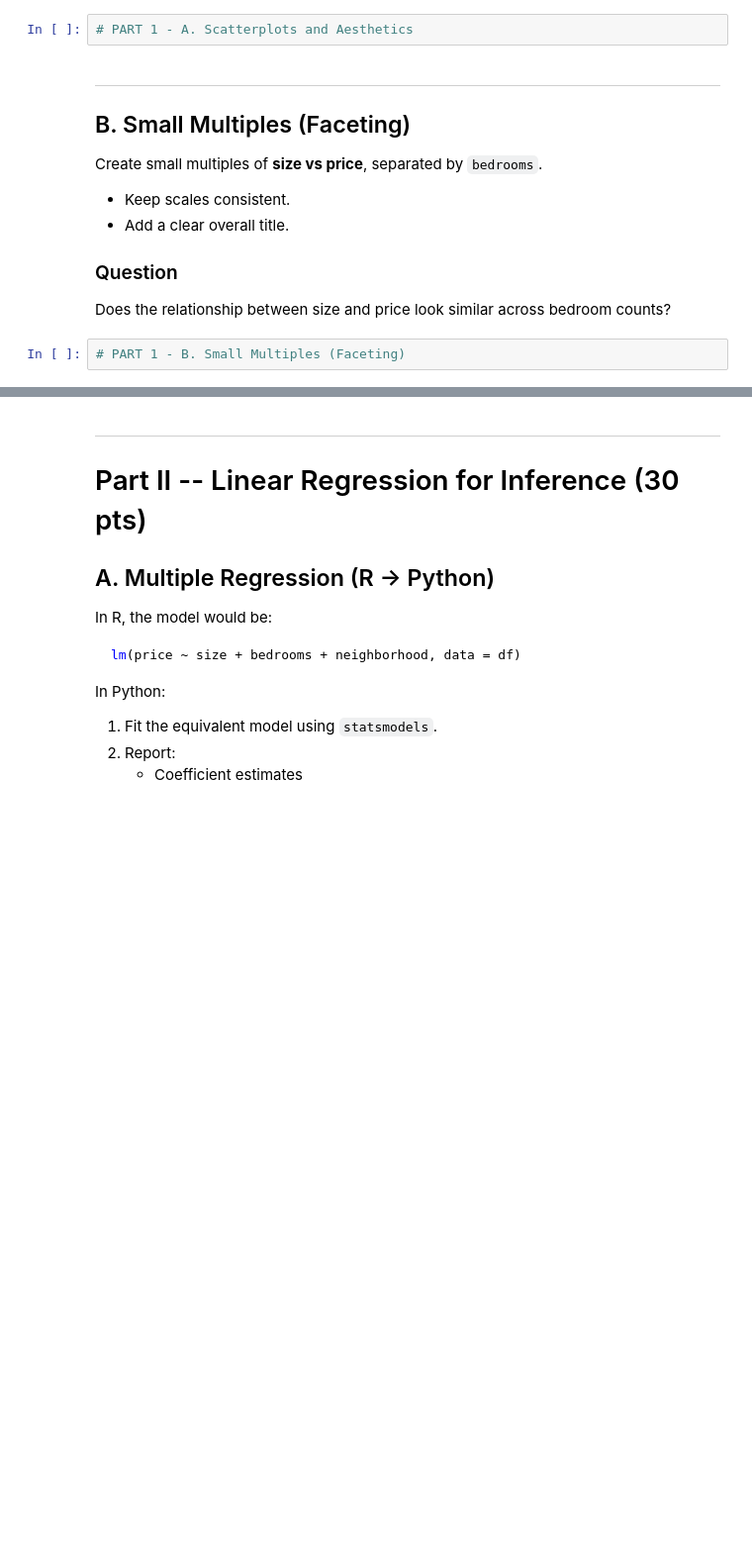
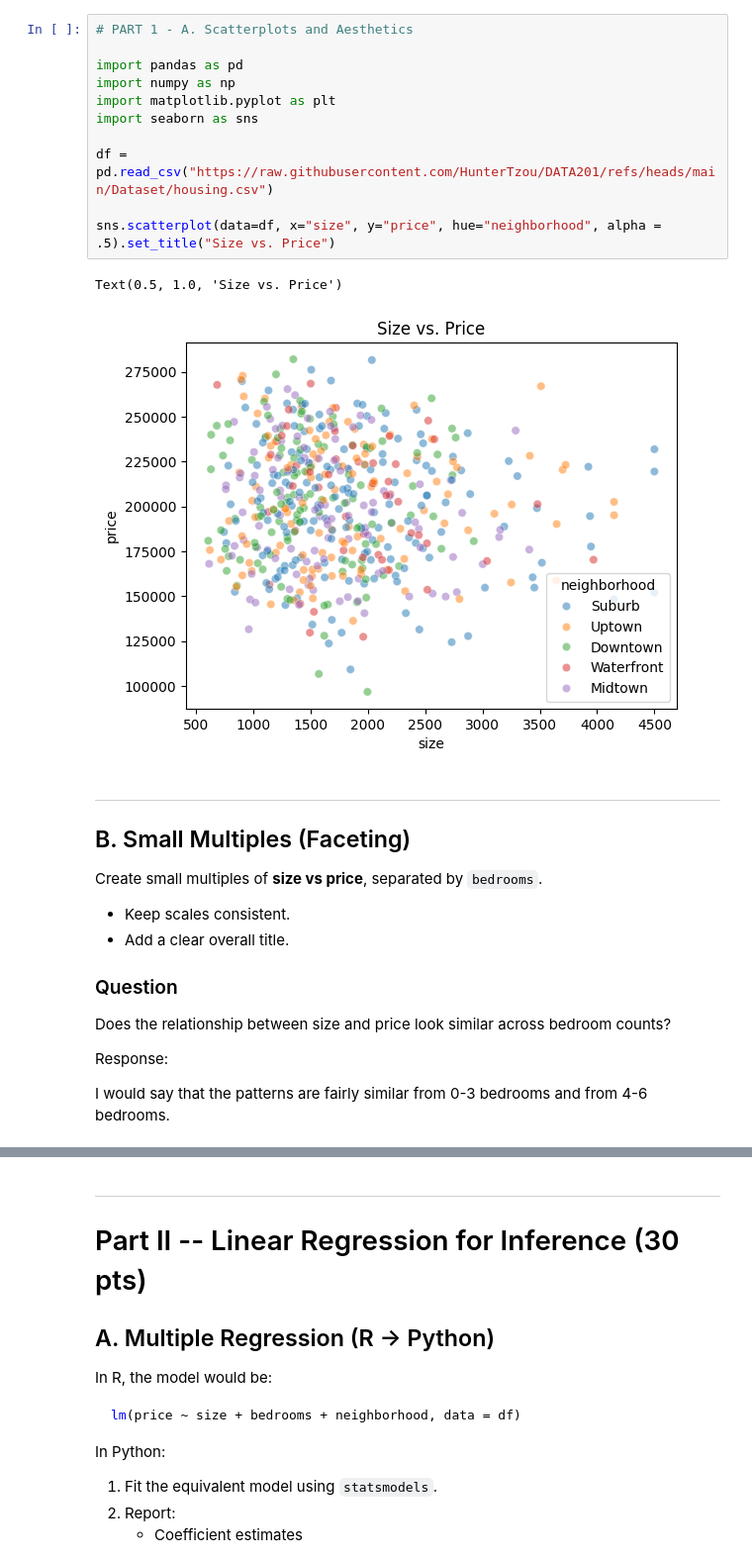
Before and after one commit to HunterTzou/DATA_201_SPRING_2026, a Jupyter notebook: homework/Tzou_Hunter_DATA201_Week3_Assignment_Visualization_and_Linear_Regression.ipynb, the cells around one changed output, grey strips where cells are left out. Shown at 99% size. Drawn from its saved outputs; the diff is of its cells as text; blank space fills up the shorter version.

```diff
--- a/homework/Tzou_Hunter_DATA201_Week3_Assignment_Visualization_and_Linear_Regression.ipynb
+++ b/homework/Tzou_Hunter_DATA201_Week3_Assignment_Visualization_and_Linear_Regression.ipynb
@@ -44,5 +51,17 @@
-# %%
-# PART 1 - A. Scatterplots and Aesthetics
+# %%
+# PART 1 - A. Scatterplots and Aesthetics
+
+import pandas as pd
+import numpy as np
+import matplotlib.pyplot as plt
+import seaborn as sns
+
+df = pd.read_csv("https://raw.githubusercontent.com/HunterTzou/DATA201/refs/heads/main/Dataset/housing.csv")
+
+sns.scatterplot(data=df, x="size", y="price", hue="neighborhood", alpha = .5).set_title("Size vs. Price")
+# %% [output]
+Text(0.5, 1.0, 'Size vs. Price')
+[figure, added]
 # %% [markdown]
 ------------------------------------------------------------------------
 
@@ -57,5 +76,7 @@ Create small multiples of **size vs price**, separated by `bedrooms`.
 
 Does the relationship between size and price look similar across bedroom
 counts?
+
+Response:
+
+I would say that the patterns are fairly similar from 0-3 bedrooms and from 4-6 bedrooms.
-# %%
-# PART 1 - B. Small Multiples (Faceting)
```
Also changed, not shown: parts of 17 cells of this notebook.
